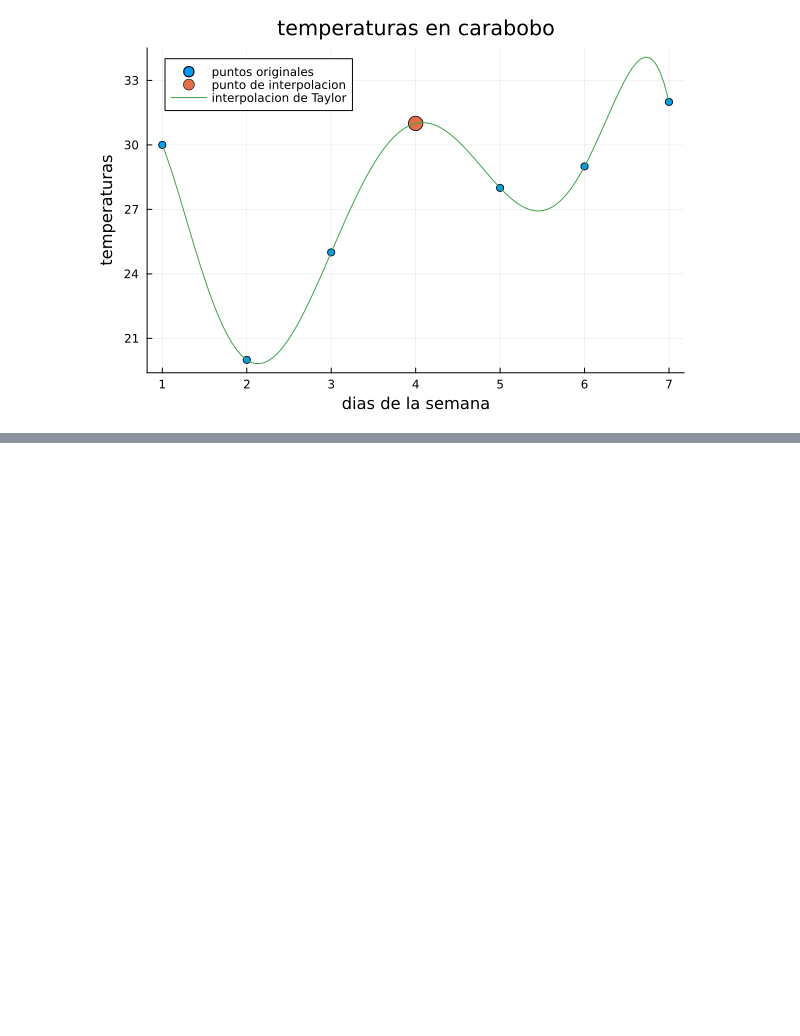
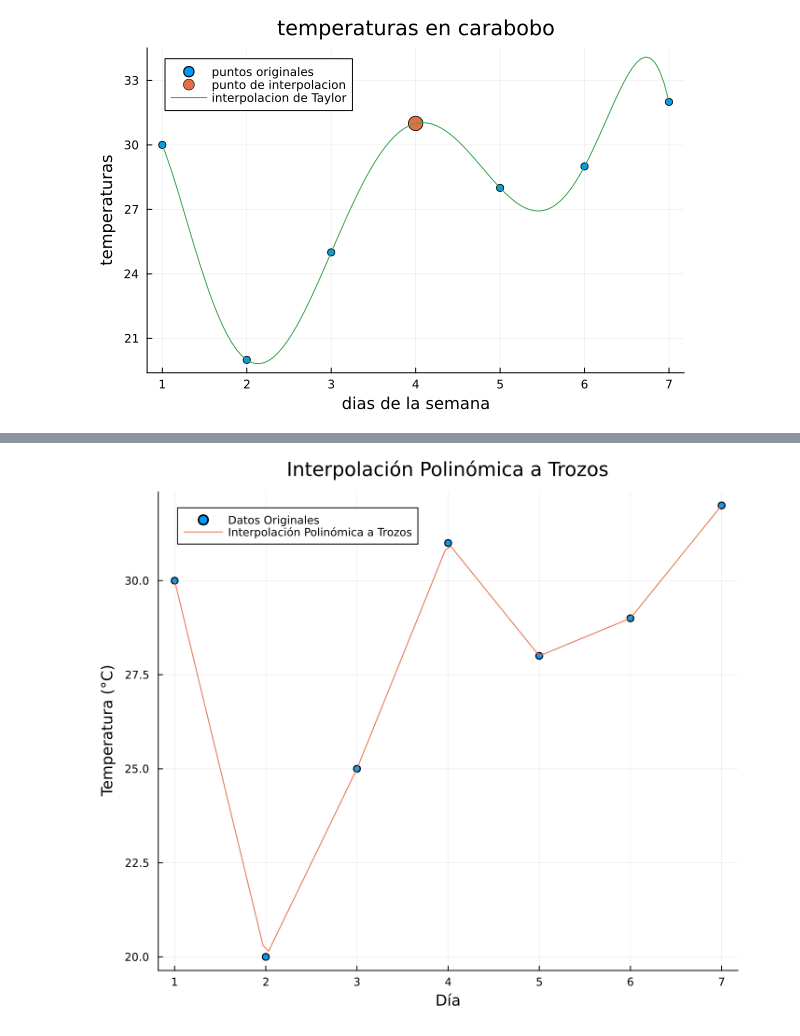
Before and after one commit to EmilioUzcategui/pruebas-grupales-calculo-numerico, a Jupyter notebook: parciales/proyecto2_calculo_numerico.ipynb, the cells around one changed output, grey strips where cells are left out. Cells and saved outputs as stored; diff of their text form; code cells hidden in the pictures; blank space fills up the shorter version.

```diff
--- a/parciales/proyecto2_calculo_numerico.ipynb
+++ b/parciales/proyecto2_calculo_numerico.ipynb
@@ -49,0 +92,29 @@ plot!(datos_x,datos_y,label="interpolacion de Taylor")
+# %%
+using Plots
+using Interpolations  # Importar el paquete Interpolations
+
+# Importar numpy y sympy
+np = pyimport("numpy")
+sym = pyimport("sympy")
+
+# Definir los puntos de datos
+xi = np.array([1.0, 2.0, 3.0, 4.0, 5.0, 6.0, 7.0])
+yi = np.array([30.0, 20.0, 25.0, 31.0, 28.0, 29.0, 32.0])
+
+# Realizar la interpolación polinómica a trozos
+interp_func = Interpolations.interpolate((xi,), yi, Interpolations.Gridded(Interpolations.Linear()))
+
+# Generar valores interpolados
+x_range = np.linspace(minimum(xi), maximum(xi), 100)
+y_interp = [interp_func(x) for x in x_range]
+
+# Graficar los datos originales y la interpolación polinómica a trozos
+plot(xi, yi, seriestype=:scatter, label="Datos Originales",
+    xlabel="Día", ylabel="Temperatura (°C)",
+    title="Interpolación Polinómica a Trozos",
+    legend=:topleft, grid=true,
+    size=(700, 600))  # Ajustar el tamaño de la gráfica
+
+plot!(x_range, y_interp, label="Interpolación Polinómica a Trozos")
+# %% [output]
+[figure, added]
```
Also changed, not shown: parts of 2 cells of this notebook.
